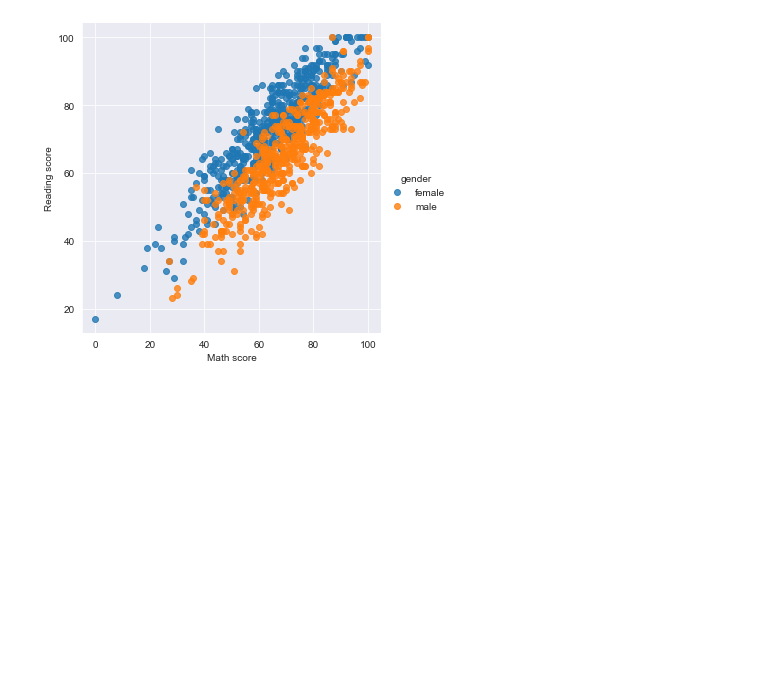
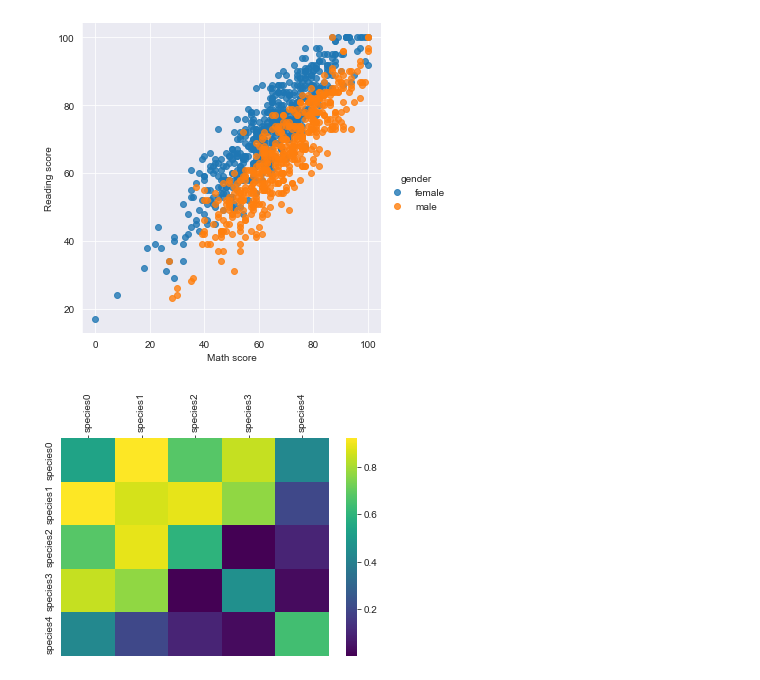
Before and after one commit to DmytryM/Django_NuxtJS, a Jupyter notebook: Django_NuxtJS/data analytics/seaborn.ipynb, the cells around one changed output. Saved outputs shown, nothing was run; the diff lists cells and outputs as text; code cells hidden in the pictures; blank space fills up the shorter version.

```diff
--- a/Django_NuxtJS/data analytics/seaborn.ipynb
+++ b/Django_NuxtJS/data analytics/seaborn.ipynb
@@ -38,3 +38,10 @@ ax.set_ylabels('Reading score')
 # %% [output]
 <seaborn.axisgrid.FacetGrid at 0x...>
 [figure]
+# %%
+genome = pd.read_csv('genome_matrix.csv')
+g = sns.heatmap(genome, cmap="viridis")   # ваш код для создания теплокарты, укажите параметр cmap="viridis" для той же цветовой схемы
+g.xaxis.set_ticks_position('top')
+g.xaxis.set_tick_params(rotation=90)
+# %% [output]
+[figure, added]
```
Also changed, not shown: 1 other file.
